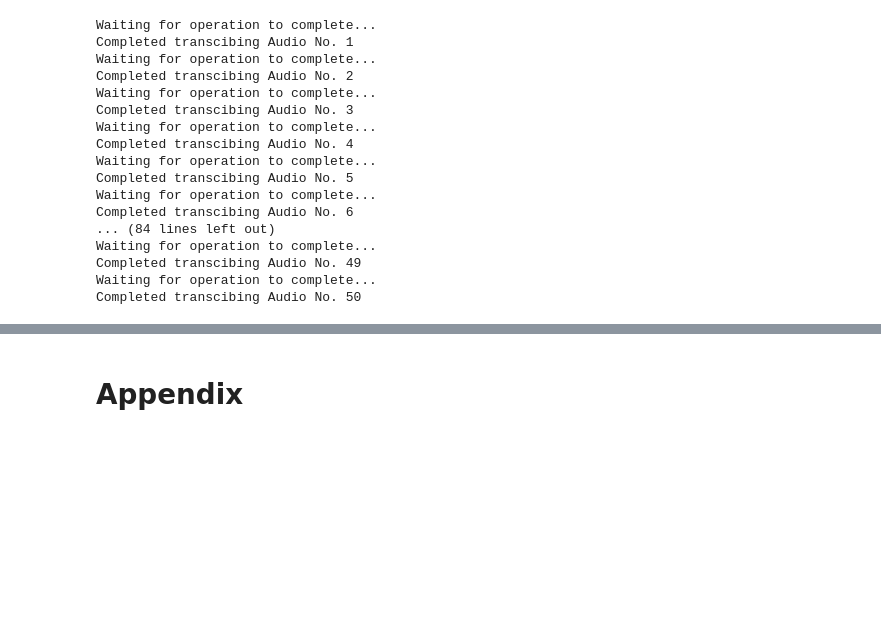
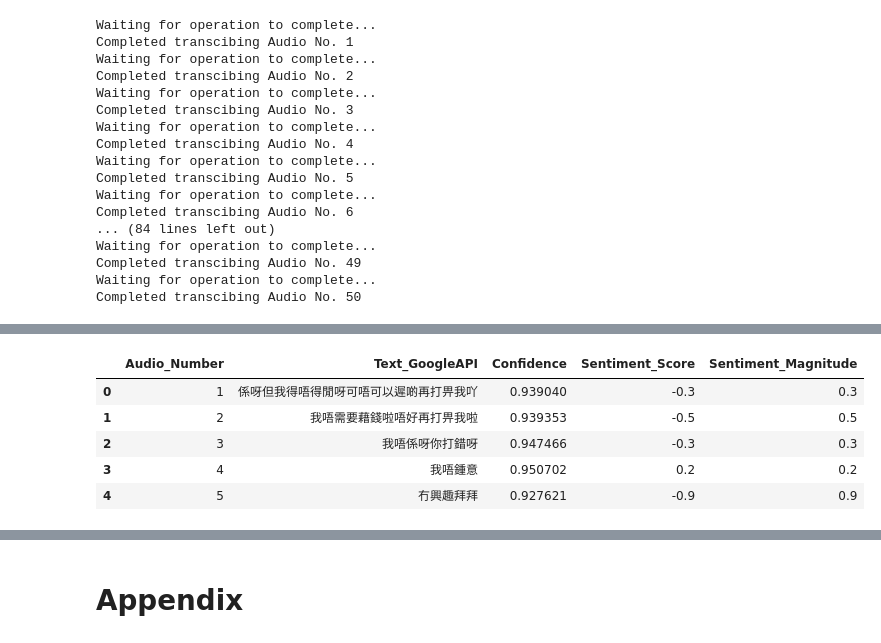
Before and after one commit to KarenNYC/SpeechAnalyticsChallenge, a Jupyter notebook: Speech-to-Text_Google_Cloud_py37.ipynb, the cells around one changed output, grey strips where cells are left out. Saved outputs shown, nothing was run; the diff lists cells and outputs as text; code cells hidden in the pictures; blank space fills up the shorter version.

Commit message:
Added Sentiment Analysis and changed environment to Python 3.7

```diff
--- a/Speech-to-Text_Google_Cloud.ipynb
+++ b/Speech-to-Text_Google_Cloud_py37.ipynb
@@ -115,0 +138,9 @@ Text_df.Confidence.mean()
+# %%
+# function for analyzing sentiment from short-sentence text
+def analyze_sentiment(text):
+    client = language_v1.LanguageServiceClient()
+
+    document = language_v1.Document(content=text, type_=language_v1.Document.Type.PLAIN_TEXT)
+    annotations = client.analyze_sentiment(request={'document': document})
+
+    return annotations
@@ -115,0 +149,9 @@ Text_df.Confidence.mean()
+# %%
+Text_df['Sentiment_Score']= None
+Text_df['Sentiment_Magnitude'] = None
+
+for n in range(0,50):
+    analyze_sentiment(Text_df['Text_GoogleAPI'][n]).document_sentiment.score
+
+    Text_df['Sentiment_Score'][n] = analyze_sentiment(Text_df['Text_GoogleAPI'][n]).document_sentiment.score
+    Text_df['Sentiment_Magnitude'][n] = analyze_sentiment(Text_df['Text_GoogleAPI'][n]).document_sentiment.magnitude
@@ -115,0 +166,10 @@ Text_df.Confidence.mean()
+# %%
+Text_df.to_excel("Speech_to_Text_Result_py37.xlsx")
+Text_df.head()
+# %% [output]
+|  | Audio_Number | Text_GoogleAPI | Confidence | Sentiment_Score | Sentiment_Magnitude |
+| 0 | 1 | 係呀但我得唔得閒呀可唔可以遲啲再打畀我吖 | 0.939040 | -0.3 | 0.3 |
+| 1 | 2 | 我唔需要藉錢啦唔好再打畀我啦 | 0.939353 | -0.5 | 0.5 |
+| 2 | 3 | 我唔係呀你打錯呀 | 0.947466 | -0.3 | 0.3 |
+| 3 | 4 | 我唔鍾意 | 0.950702 | 0.2 | 0.2 |
+| 4 | 5 | 冇興趣拜拜 | 0.927621 | -0.9 | 0.9 |
```
Also changed, not shown: parts of 21 cells of this notebook, 1 other file.
